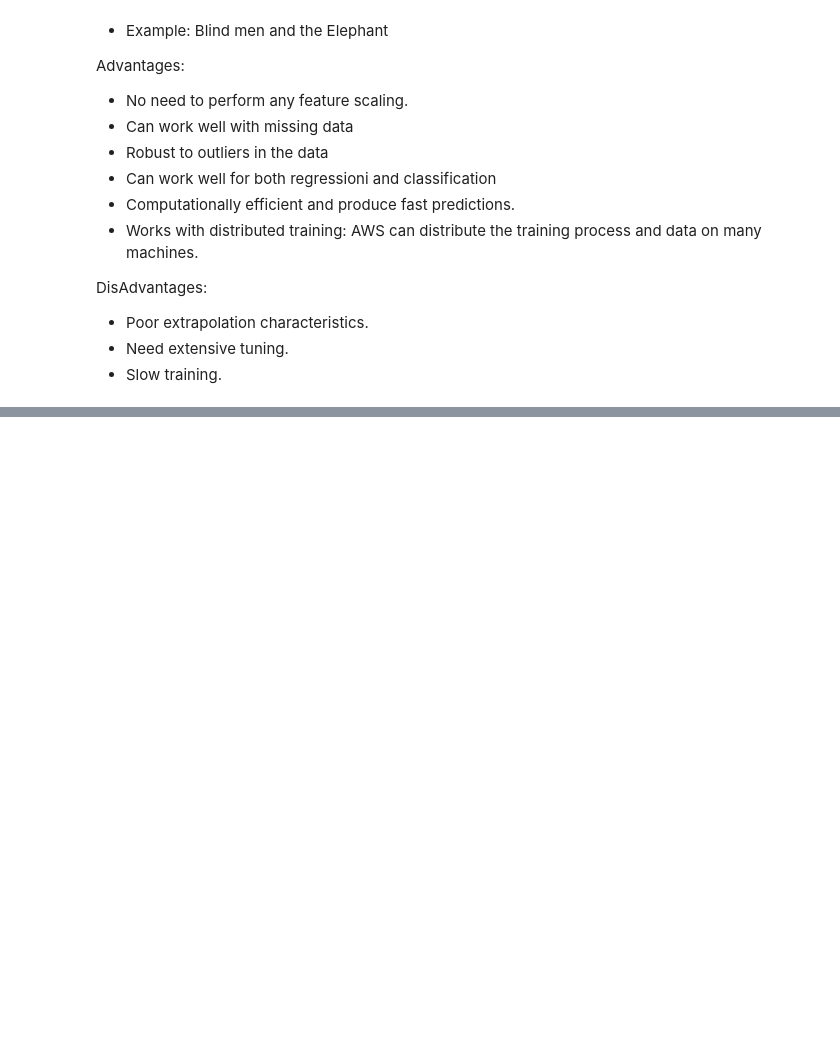
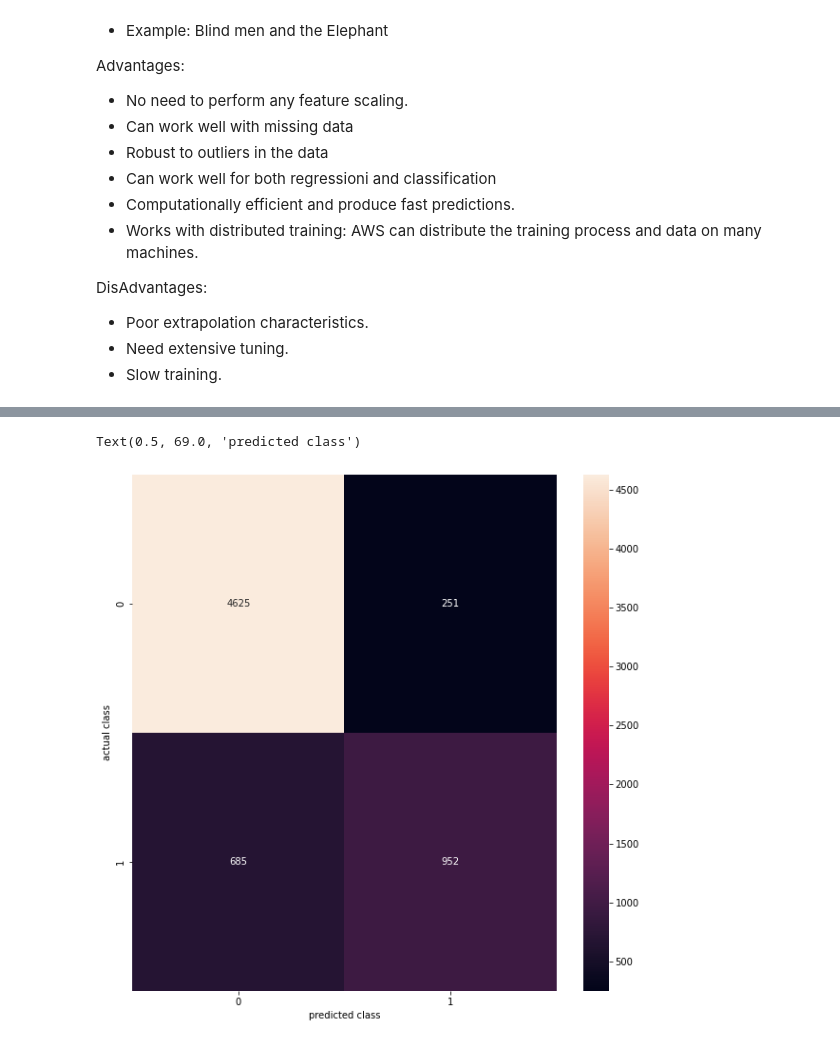
Before and after one commit to arpitsharma27/RegressionTechniques, a Jupyter notebook: LogisticRegressionXGBoost.ipynb, the cells around one changed output, grey strips where cells are left out. Cells and saved outputs as stored; diff of their text form; code cells hidden in the pictures; blank space fills up the shorter version.

```diff
--- a/LogisticRegressionXGBoost.ipynb
+++ b/LogisticRegressionXGBoost.ipynb
@@ -706,3 +706,6 @@ DisAdvantages:
 - Poor extrapolation characteristics.
 - Need extensive tuning.
 - Slow training.
+# %%
+xgb = xgboost.XGBClassifier()
+xgb.fit(X_train, y_train)
@@ -708,0 +720,2 @@ DisAdvantages:
+# %%
+predicted = xgb.predict(X_test)
@@ -708,0 +741,9 @@ DisAdvantages:
+# %%
+plt.figure(figsize = (10,10))
+cm = confusion_matrix(y_test, predicted)
+sns.heatmap(cm, annot=True ,fmt = '0.5g')
+plt.ylabel('actual class')
+plt.xlabel('predicted class')
+# %% [output]
+Text(0.5, 69.0, 'predicted class')
+[figure, added]
```
Also changed, not shown: parts of 10 cells of this notebook.
